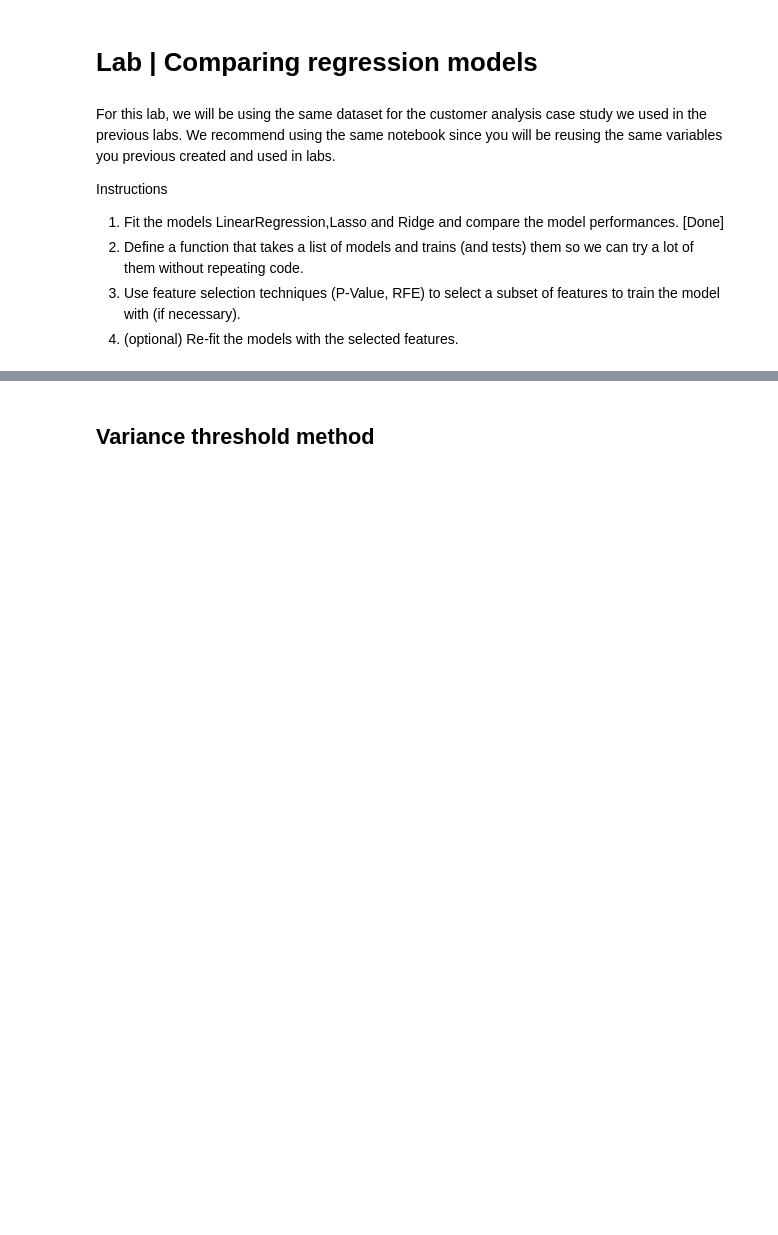
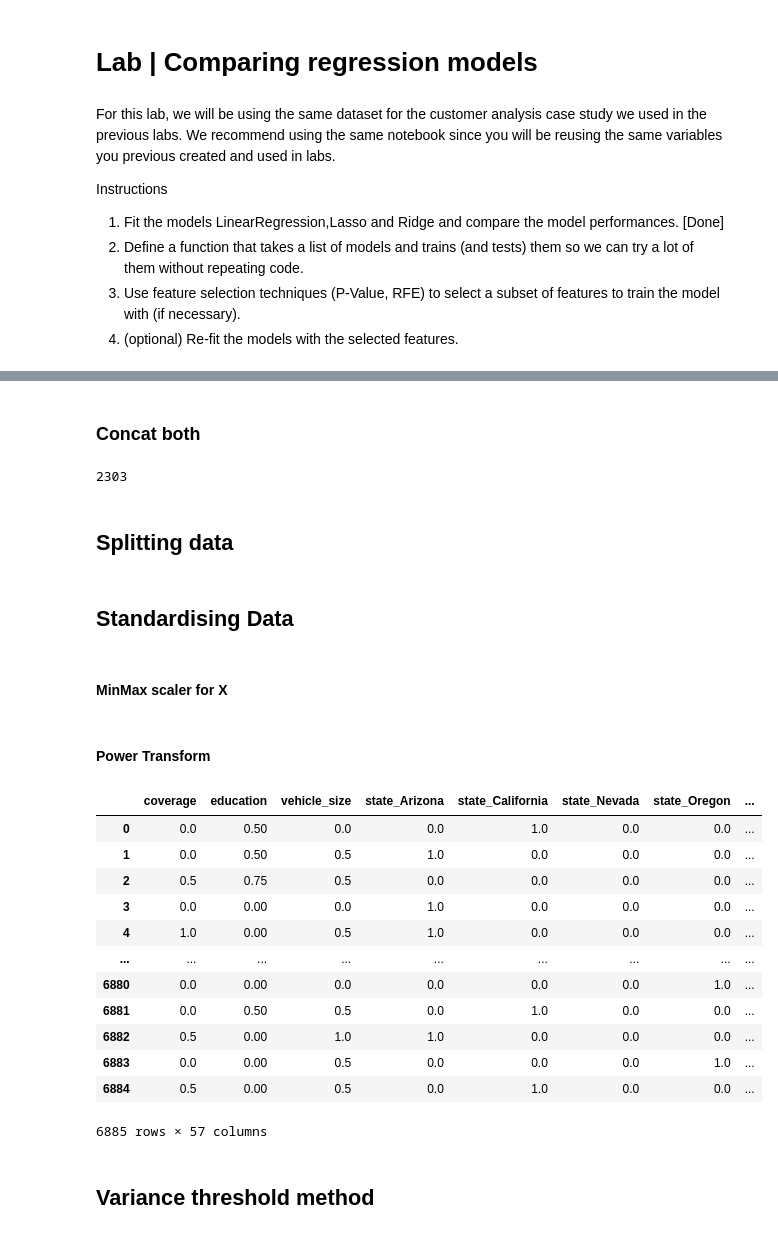
Before and after one commit to JKenny333/Ironhack_Labs, a Jupyter notebook: Week 7/Lab Comparing regression models.ipynb, the cells around one changed output, grey strips where cells are left out. Drawn from its saved outputs; the diff is of its cells as text; code cells hidden in the pictures; blank space fills up the shorter version.

```diff
--- a/Week 7/Lab Comparing regression models.ipynb
+++ b/Week 7/Lab Comparing regression models.ipynb
@@ -46,0 +122,10 @@ numericals_df
+# %% [markdown]
+### Concat both
+# %%
+final_df = pd.concat([result_categorical_df, numericals_df], axis=1)
+final_df = final_df.drop(columns=['month'])
+# %%
+# Drop nan of target value
+final_df['total_claim_amount'].isna().sum()
+# %% [output]
+2303
@@ -47,2 +134,4 @@ numericals_df
+# %% [markdown]
+## Splitting data
 # %%
 #define X and Y
@@ -57,0 +143,4 @@ X_test_reduced = X_test[['income', 'monthly_premium_auto']]
+# %% [markdown]
+## Standardising Data
+# %% [markdown]
+#### MinMax scaler for X
@@ -57,0 +154,2 @@ X_test_reduced = X_test[['income', 'monthly_premium_auto']]
+# %% [markdown]
+#### Power Transform
@@ -58,3 +164,20 @@ X_test_reduced = X_test[['income', 'monthly_premium_auto']]
+# %%
+X_train = pd.DataFrame(X_train, columns=X.columns)
+X_train
+# %% [output]
+|  | coverage | education | vehicle_size | state_Arizona | state_California | state_Nevada | state_Oregon | ... |
+| 0 | 0.0 | 0.50 | 0.0 | 0.0 | 1.0 | 0.0 | 0.0 | ... |
+| 1 | 0.0 | 0.50 | 0.5 | 1.0 | 0.0 | 0.0 | 0.0 | ... |
+| 2 | 0.5 | 0.75 | 0.5 | 0.0 | 0.0 | 0.0 | 0.0 | ... |
+| 3 | 0.0 | 0.00 | 0.0 | 1.0 | 0.0 | 0.0 | 0.0 | ... |
+| 4 | 1.0 | 0.00 | 0.5 | 1.0 | 0.0 | 0.0 | 0.0 | ... |
+| ... | ... | ... | ... | ... | ... | ... | ... | ... |
+| 6880 | 0.0 | 0.00 | 0.0 | 0.0 | 0.0 | 0.0 | 1.0 | ... |
+| 6881 | 0.0 | 0.50 | 0.5 | 0.0 | 1.0 | 0.0 | 0.0 | ... |
+| 6882 | 0.5 | 0.00 | 1.0 | 1.0 | 0.0 | 0.0 | 0.0 | ... |
+| 6883 | 0.0 | 0.00 | 0.5 | 0.0 | 0.0 | 0.0 | 1.0 | ... |
+| 6884 | 0.5 | 0.00 | 0.5 | 0.0 | 1.0 | 0.0 | 0.0 | ... |
+6885 rows × 57 columns
 # %% [markdown]
 ## Variance threshold method
 # %%
```
Also changed, not shown: parts of 28 cells of this notebook, 1 other file.
